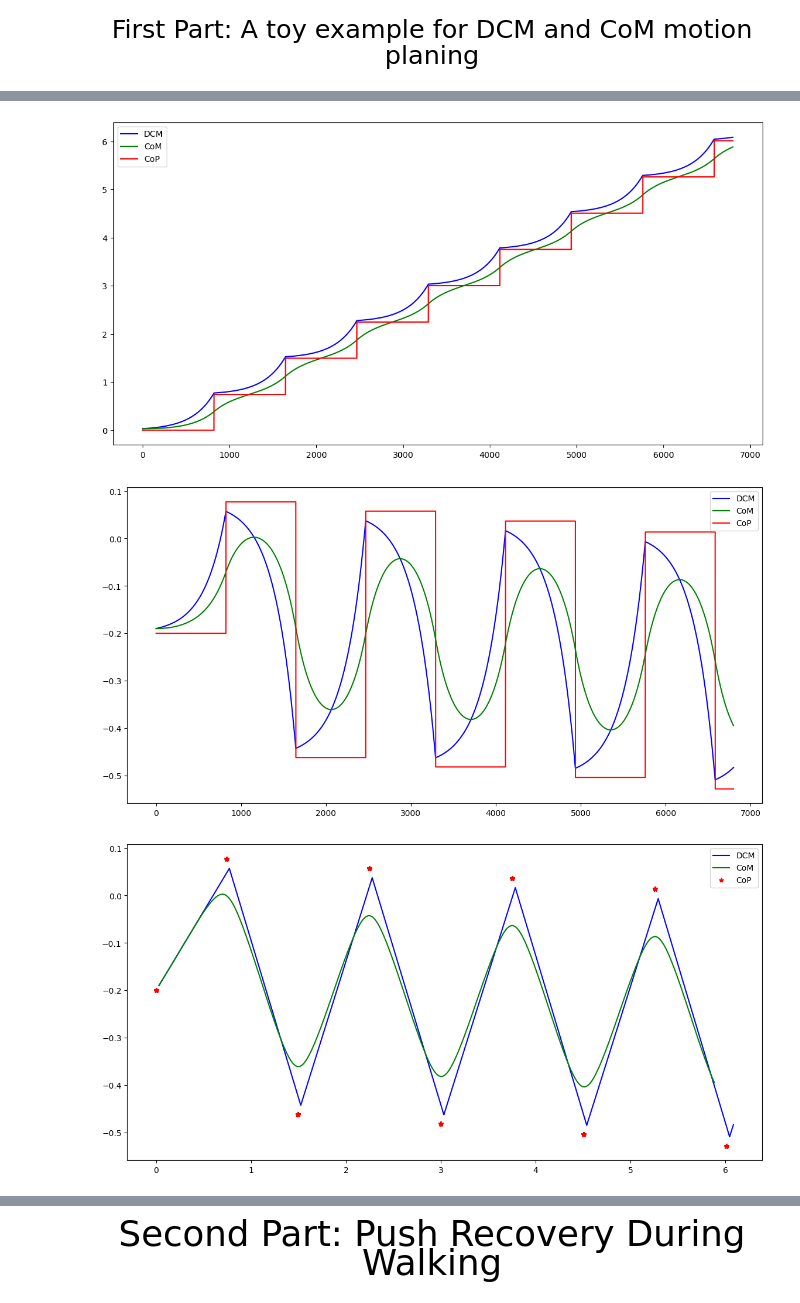
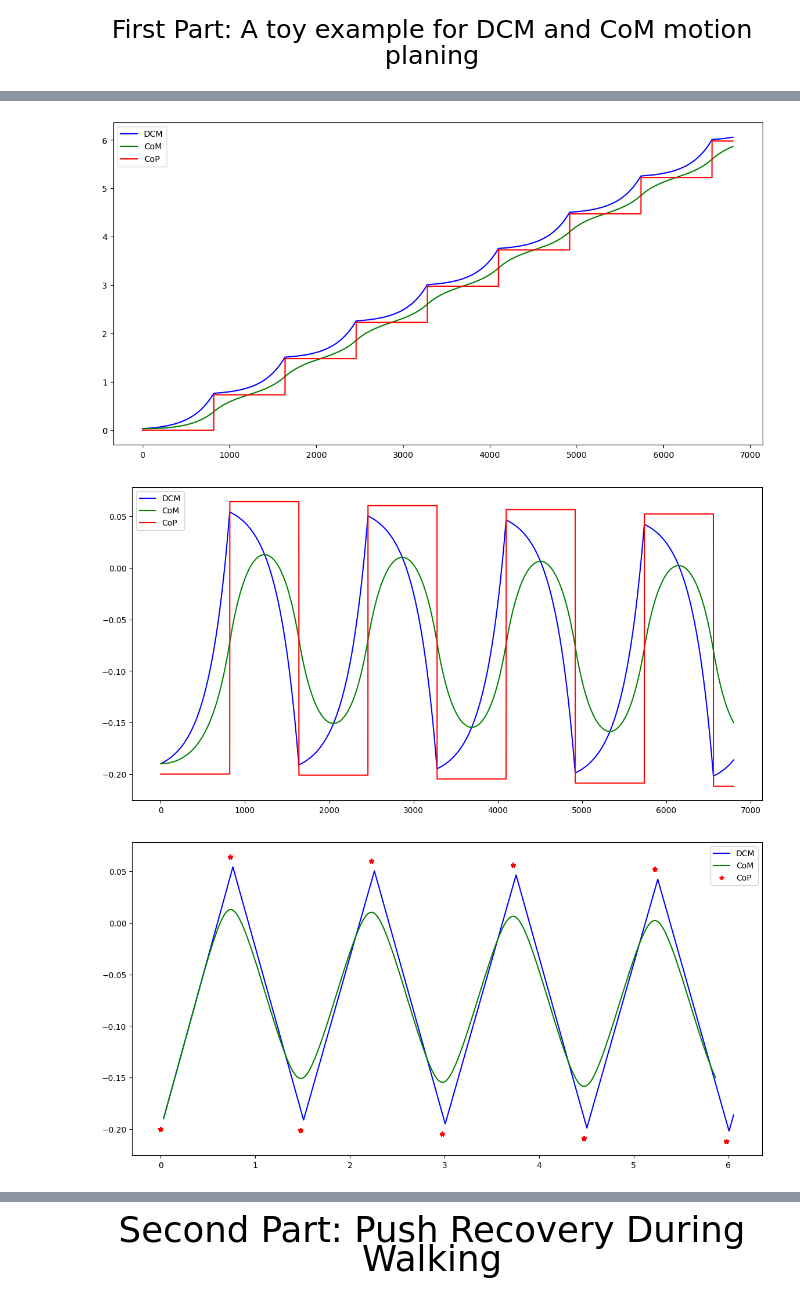
Before and after one commit to MATH-286-Pro/lr-biped, a Jupyter notebook: DCM-Locomotion.ipynb, the cells around one changed output, grey strips where cells are left out. Saved outputs shown, nothing was run; the diff lists cells and outputs as text; code cells hidden in the pictures.

```diff
--- a/DCM-Locomotion.ipynb
+++ b/DCM-Locomotion.ipynb
@@ -81,8 +75,8 @@ for iter in range(6800):
     CoPTMinX = CoPNoMX-0.4 #next step position minimum constrait for x
     CoPTMinY = CoPNoMY-0.4 #next step position minimum constrait for y
 
-    SigmaMin =  SigmaNoM + deltaStepDurationMin # TODO: use NominalStepDuration and deltaStepDurationMin  ?????????
-    SigmaMax =  SigmaNoM + deltaStepDurationMax # TODO: use NominalStepDuration and deltaStepDurationMax  ?????????
+    SigmaMin =  np.exp(DCMGenerator.omega * (NominalStepDuration - deltaStepDurationMin)) # TODO: use NominalStepDuration and deltaStepDurationMin  ?????????
+    SigmaMax =  np.exp(DCMGenerator.omega * (NominalStepDuration + deltaStepDurationMax)) # TODO: use NominalStepDuration and deltaStepDurationMax  ?????????
 
     # Initial Conditions
     CopXInit = CoPX
@@ -98,7 +92,7 @@ for iter in range(6800):
                   [0,2*alphaCoPY,0,0,0],
                   [0,0,2*alphaSigma,0,0],
                   [0,0,0,2*alphaOffsetX,0],
-                  [0,0,0,0,alphaOffsetY]]) # TODO: use equation 14 and 16 to find the P and Q
+                  [0,0,0,0,2*alphaOffsetY]]) # TODO: use equation 14 and 16 to find the P and Q
     q = np.array([[-2*alphaCoPX*CoPNoMX],
                   [-2*alphaCoPY*CoPNoMY],
                   [-2*alphaSigma*SigmaNoM],
@@ -157,33 +151,33 @@ for iter in range(6800):
 
 
 # TODO: uncomment to plot
 figg, (ax) = plt.subplots(figsize=(14, 7))
 ax.plot(np.array(DCMTrajectoryToy)[:, 0], 'b', label="DCM")
 ax.plot(np.array(CoMTrajectoryToy)[:, 0], 'g', label="CoM")
 ax.plot(np.array(CoPTrajectoryToy)[:, 0], 'r', label="CoP")
 ax.legend()  # 添加这一行来显示图例
 plt.show()
 
 figg1, (ax1) = plt.subplots(figsize=(14, 7))
 ax1.plot(np.array(DCMTrajectoryToy)[:, 1], 'b', label="DCM")
 ax1.plot(np.array(CoMTrajectoryToy)[:, 1], 'g', label="CoM")
 ax1.plot(np.array(CoPTrajectoryToy)[:, 1], 'r', label="CoP")
 ax1.legend()  # 添加这一行来显示图例
 plt.show()
 
 figg2, (ax2) = plt.subplots(figsize=(14, 7))
 ax2.plot(np.array(DCMTrajectoryToy)[:, 0], np.array(DCMTrajectoryToy)[:, 1], 'b', label="DCM")
 ax2.plot(np.array(CoMTrajectoryToy)[:, 0], np.array(CoMTrajectoryToy)[:, 1], 'g', label="CoM")
 ax2.plot(np.array(CoPTrajectoryToy)[:, 0], np.array(CoPTrajectoryToy)[:, 1], '*r', label="CoP")
 ax2.legend()  # 添加这一行来显示图例
 plt.show()
 # %% [output]
 For best performance, build P as a scipy.sparse.csc_matrix rather than as a numpy.ndarray
   warnings.warn(
 For best performance, build G as a scipy.sparse.csc_matrix rather than as a numpy.ndarray
   warnings.warn(
 For best performance, build A as a scipy.sparse.csc_matrix rather than as a numpy.ndarray
   warnings.warn(
-[figure, old version]
+[figure, new version]
-[figure, old version]
+[figure, new version]
-[figure, old version]
+[figure, new version]
```
Also changed, not shown: parts of 9 cells of this notebook.
